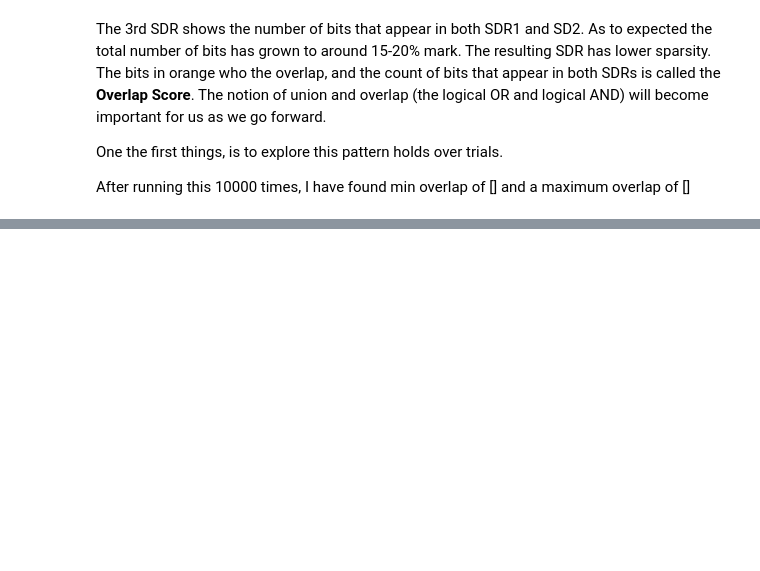
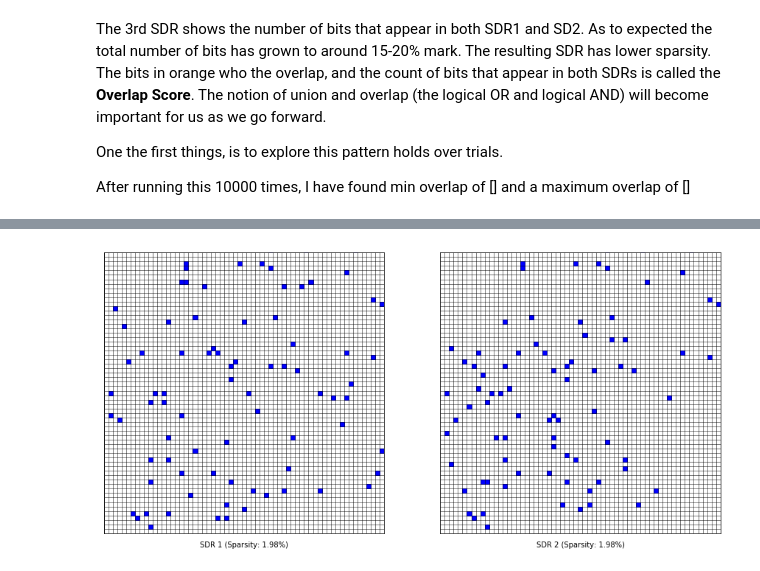
Before and after one commit to jgab3103/Jamie-Gabriel, a Jupyter notebook: Notebooks/jovyan/HTMProjects/HTM_Notes_1.ipynb, the cells around one changed output, grey strips where cells are left out. Cells and saved outputs as stored; diff of their text form; code cells hidden in the pictures; blank space fills up the shorter version.

```diff
--- a/Notebooks/jovyan/HTMProjects/HTM_Notes_1.ipynb
+++ b/Notebooks/jovyan/HTMProjects/HTM_Notes_1.ipynb
@@ -351,3 +352,0 @@ as  is  what does it mean to say and SDR matches another SDR We can also set thi
-# %%
-def randomly_flip_percentage_of_bits(SDR, percentage_to_flip):
-    print(int(percentage_to_flip * len(SDR)))
@@ -360,0 +353,23 @@ randomly_flip_percentage_of_bits(specs, .40)
+# %%
+def randomly_flip_percentage_of_bits(SDR, array_size, percentage_to_flip):
+    to_remove = int(percentage_to_flip * len(SDR))
+    randomised_SDR = np.random.shuffle(SDR)
+    del SDR[0:to_remove]
+    noise = create_randominsed_sdr(np.sqrt(array_size), np.sqrt(array_size), to_remove)
+    sdr_with_noise = noise + SDR
+    return(sdr_with_noise)
+# %%
+SDR1 = create_randominsed_sdr(64, 64, 81)
+SDR2 = randomly_flip_percentage_of_bits(SDR1.copy(), 2048, .4)
+# %%
+population = 81
+
+fig, (ax1, ax2) = plt.subplots(1, 2, figsize=(15, 7))
+
+ax1 = create_axis_for_sdr(ax1, 64, 64, population, "SDR 1")
+ax2 = create_axis_for_sdr(ax2, 64, 64, population, "SDR 2")
+
+S1 = [ax1.add_patch(Rectangle(SDR1[i], 1, 1, color="blue")) for i in range(len(SDR1))]
+S2 = [ax2.add_patch(Rectangle(SDR2[i], 1, 1, color="blue")) for i in range(len(SDR2))]
+# %% [output]
+[figure, added]
```
Also changed, not shown: parts of 17 cells of this notebook.
